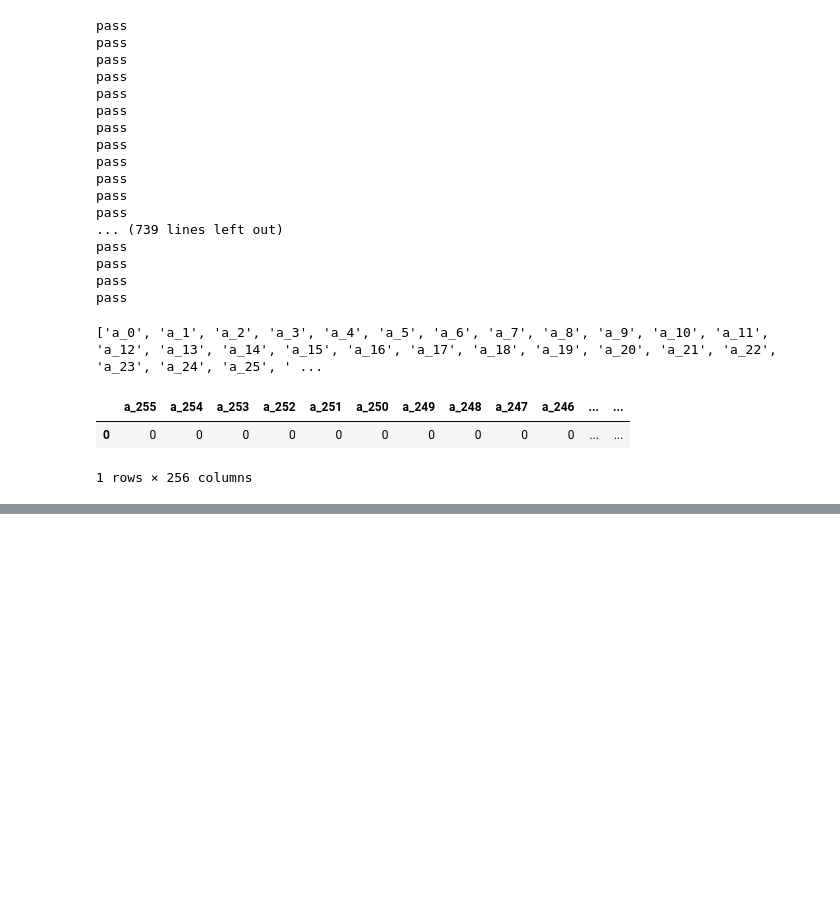
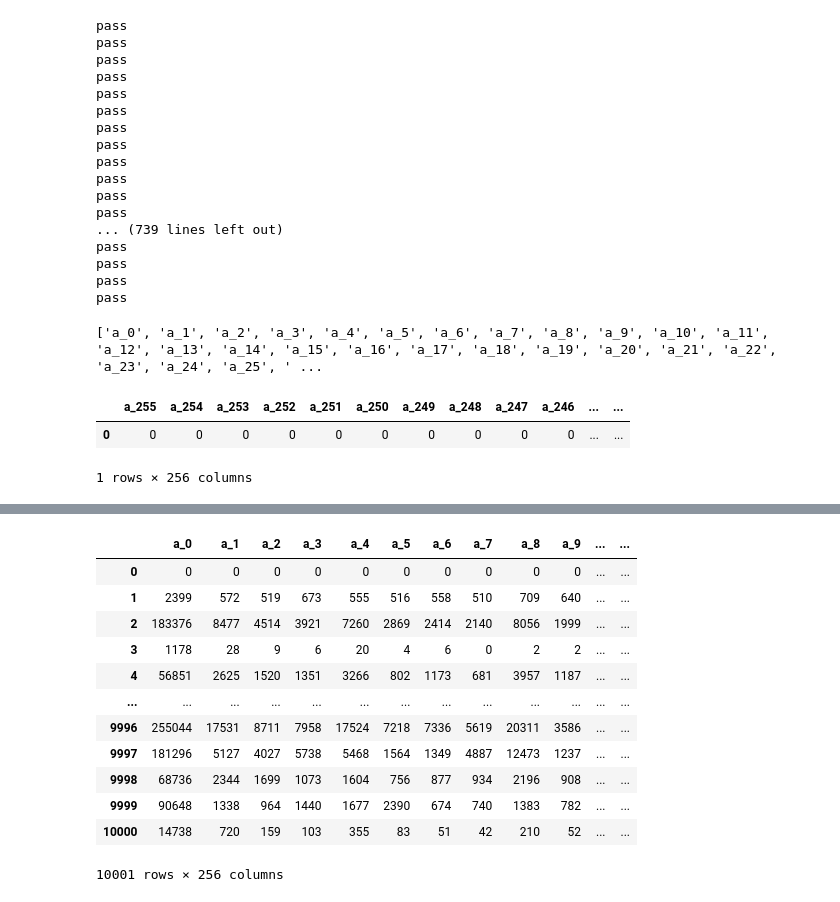
Before and after one commit to Hoseo-IELab/Hoseo_AI_Competition, a Jupyter notebook: Acc100.ipynb, the cells around one changed output, grey strips where cells are left out. Cells and saved outputs as stored; diff of their text form; code cells hidden in the pictures; blank space fills up the shorter version.

```diff
--- a/Acc100.ipynb
+++ b/Acc100.ipynb
@@ -264,2 +259,0 @@ feature_group_a_df[empty_list]
-# %%
-feature_group_a_df = pd.concat([modify_feature_group_A, feature_group_a_df], ignore_index=True)
@@ -265,0 +270,2 @@ feature_group_a_df = pd.concat([modify_feature_group_A, feature_group_a_df], ign
+# %%
+temp = modify_feature_group_A[0].split(',')
@@ -275,0 +282,2 @@ feature_group_a_df.head()
+# %%
+feature_group_a_df = feature_group_a_df.append(pd.Series(temp, index=feature_group_a_df.columns), ignore_index=True)
@@ -276,5 +290,4 @@ feature_group_a_df.head()
 # %%
 for x in range(len(modify_feature_group_A)):
-    temp= []
-    temp.append(modify_feature_group_A[x].split(','))
-    for y in range(len(temp)):
+    temp = modify_feature_group_A[x].split(',')
+    feature_group_a_df = feature_group_a_df.append(pd.Series(temp, index=feature_group_a_df.columns), ignore_index=True)
@@ -308,0 +294,16 @@ len(list2)
+# %%
+feature_group_a_df
+# %% [output]
+|  | a_0 | a_1 | a_2 | a_3 | a_4 | a_5 | a_6 | a_7 | a_8 | a_9 | ... | ... |
+| 0 | 0 | 0 | 0 | 0 | 0 | 0 | 0 | 0 | 0 | 0 | ... | ... |
+| 1 | 2399 | 572 | 519 | 673 | 555 | 516 | 558 | 510 | 709 | 640 | ... | ... |
+| 2 | 183376 | 8477 | 4514 | 3921 | 7260 | 2869 | 2414 | 2140 | 8056 | 1999 | ... | ... |
+| 3 | 1178 | 28 | 9 | 6 | 20 | 4 | 6 | 0 | 2 | 2 | ... | ... |
+| 4 | 56851 | 2625 | 1520 | 1351 | 3266 | 802 | 1173 | 681 | 3957 | 1187 | ... | ... |
+| ... | ... | ... | ... | ... | ... | ... | ... | ... | ... | ... | ... | ... |
+| 9996 | 255044 | 17531 | 8711 | 7958 | 17524 | 7218 | 7336 | 5619 | 20311 | 3586 | ... | ... |
+| 9997 | 181296 | 5127 | 4027 | 5738 | 5468 | 1564 | 1349 | 4887 | 12473 | 1237 | ... | ... |
+| 9998 | 68736 | 2344 | 1699 | 1073 | 1604 | 756 | 877 | 934 | 2196 | 908 | ... | ... |
+| 9999 | 90648 | 1338 | 964 | 1440 | 1677 | 2390 | 674 | 740 | 1383 | 782 | ... | ... |
+| 10000 | 14738 | 720 | 159 | 103 | 355 | 83 | 51 | 42 | 210 | 52 | ... | ... |
+10001 rows × 256 columns
```
Also changed, not shown: parts of 22 cells of this notebook.
